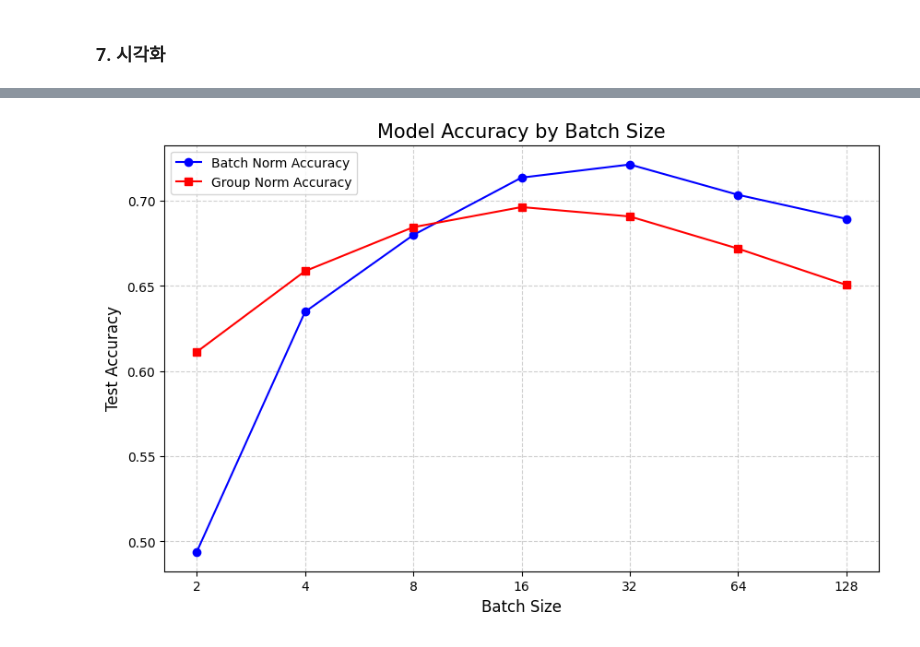
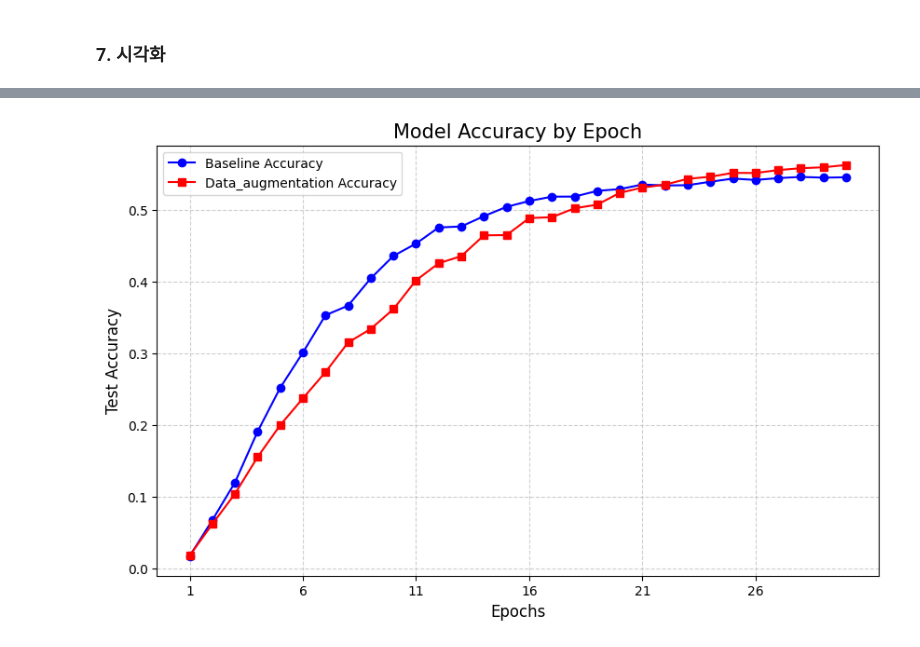
Before and after one commit to guddn/majorCNN_AI-midterm_Report-, a Jupyter notebook: 1번_AlexNet.ipynb, the cells around one changed output, grey strips where cells are left out. Cells and saved outputs as stored; diff of their text form; code cells hidden in the pictures.

```diff
--- a/1번_AlexNet.ipynb
+++ b/1번_AlexNet.ipynb
@@ -193,12 +190,12 @@ def test(dataloader , model , loss_fn):
 # %% [markdown]
 ### 5. log 및 모델 정의
 # %%
-batchsize_train_logs = { "baseline_acc":[],
-                         "data_augmentation_acc":[],
-                        }
-batchsize_test_logs = { "baseline_acc":[],
-                        "data_augmentation_acc":[],
-                        }
+train_logs = { "baseline_acc":[],
+               "data_augmentation_acc":[],
+            }
+test_logs = { "baseline_acc":[],
+              "data_augmentation_acc":[],
+            }
 
 models = {
     "data_augmentation_model": AlexNet().to(device),
@@ -214,7 +211,7 @@ EPOCHS = 30
 criterion = nn.CrossEntropyLoss()
 
 # batch_size별 모델 학습
-batchsize_test_logs_name = list(batchsize_test_logs.keys())
+test_logs_name = list(test_logs.keys())
 
 # baseline 학습-----------------------------------------------------------------
 current_model = models["baseline"]
@@ -230,8 +227,8 @@ for epoch in tqdm(range(EPOCHS)):
     if(epoch%5 == 0 or epoch == EPOCHS - 1):
         print(f'baseline_train_acc:{train_acc:.4f} baseline_test_acc:{test_acc:.4f}')
 
-batchsize_train_logs["baseline_acc"].append(train_acc)
-batchsize_test_logs["baseline_acc"].append(test_acc)
+    train_logs["baseline_acc"].append(train_acc)
+    test_logs["baseline_acc"].append(test_acc)
 
 # data augmentation 학습--------------------------------------------------------------------
 current_model = models["data_augmentation_model"]
@@ -247,8 +244,8 @@ for epoch in tqdm(range(EPOCHS)):
     if(epoch%5 == 0 or epoch == EPOCHS -1):
         print(f'batchnorm_train_acc:{train_acc:.4f} batchnorm_test_acc:{test_acc:.4f}')
 
-batchsize_train_logs["data_augmentation_acc"].append(train_acc)
-batchsize_test_logs["data_augmentation_acc"].append(test_acc)
+    train_logs["data_augmentation_acc"].append(train_acc)
+    test_logs["data_augmentation_acc"].append(test_acc)
 # %% [output]
 ==================================================
 baseline
@@ -259,24 +290,20 @@ baseline_train_acc:0.2775 baseline_test_acc:0.2862
 # %%
 import matplotlib.pyplot as plt
 
-# batch size별 모델 정확도 시각화
+# epoch별 모델 정확도 시각화
 plt.figure(figsize=(10, 6))
-batchsize__ = [2, 4, 8, 16, 32, 64, 128]
+epochs = range(1, EPOCHS + 1)
 
-bn_acc_reversed = batchsize_test_logs["batch_norm_acc"][::-1]
-gn_acc_reversed = batchsize_test_logs["group_norm_acc"][::-1]
+plt.plot(epochs, test_logs["baseline_acc"], 'b-o', label='Baseline Accuracy')
+plt.plot(epochs, test_logs["data_augmentation_acc"], 'r-s', label='Data_augmentation Accuracy')
+plt.xticks(range(1, EPOCHS + 1, 5))
 
-plt.plot(batchsize__, bn_acc_reversed, 'b-o', label='Batch Norm Accuracy')
-plt.plot(batchsize__, gn_acc_reversed, 'r-s', label='Group Norm Accuracy')
-plt.xscale('log', base=2)
-plt.xticks(batchsize__, labels=batchsize__)
-
-plt.title(f'Model Accuracy by Batch Size', fontsize=15)
-plt.xlabel('Batch Size', fontsize=12)
+plt.title(f'Model Accuracy by Epoch', fontsize=15)
+plt.xlabel('Epochs', fontsize=12)
 plt.ylabel('Test Accuracy', fontsize=12)
 plt.legend()
 
 plt.grid(True, linestyle='--', alpha=0.6)
 plt.show()
 # %% [output]
-[figure, old version]
+[figure, new version]
```
Also changed, not shown: parts of 7 cells of this notebook, 3 other files.
